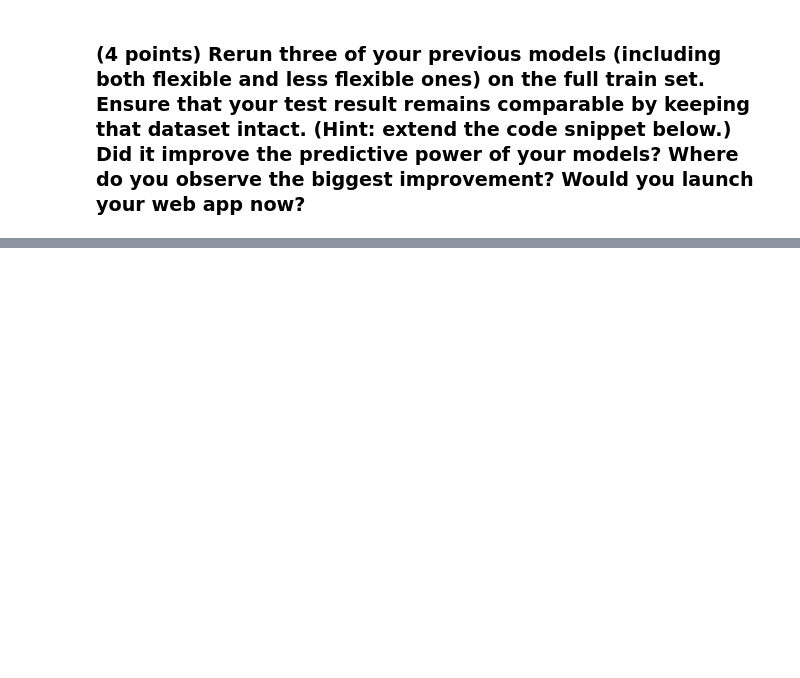
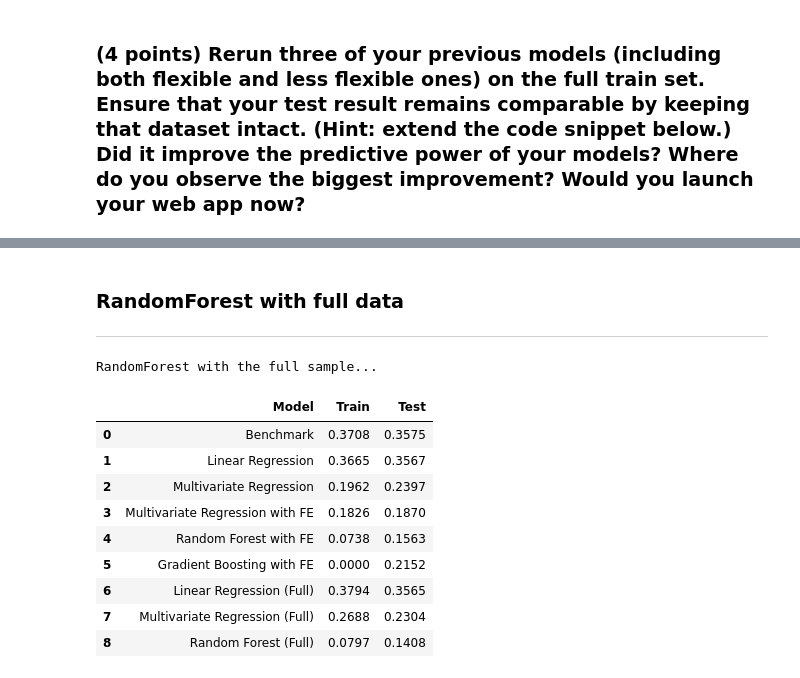
Before and after one commit to zsofiarebeka/ceu-ml1-ml2, a Jupyter notebook: Assignment 1/DS2_Assignment1_KATONA.ipynb, the cells around one changed output, grey strips where cells are left out. Cells and saved outputs as stored; diff of their text form; code cells hidden in the pictures; blank space fills up the shorter version.

```diff
--- a/Assignment 1/DS2_Assignment1_KATONA.ipynb
+++ b/Assignment 1/DS2_Assignment1_KATONA.ipynb
@@ -389,0 +408,23 @@ I could introduce
+# %%
+# Initialize the linear regression model
+lin_reg = LinearRegression().fit(X_train_full[["house_age"]], y_train_full)
+
+# Predictions on training and testing sets
+train_predictions_full = lin_reg.predict(X_train_full[["house_age"]])
+test_predictions_full = lin_reg.predict(X_test[["house_age"]])
+
+# Calculating RMSLE for the training and testing sets
+model_train_rmsle_full = calculateRMSLE(train_predictions_full, y_train_full)
+model_test_rmsle_full = calculateRMSLE(test_predictions_full, y_test)
+
+# Preparing the model's results
+model_result_full = pd.DataFrame([["Linear Regression (Full)", model_train_rmsle_full, model_test_rmsle_full]],
+                            columns=["Model", "Train", "Test"])
+
+# Appending model_result to the existing results_df DataFrame
+results_df = pd.concat([results_df, model_result_full], ignore_index=True)
+
+# Displaying the updated results
+print(f"The linear regression with the full data displays similar results to the original linear model taking all of the previous models into consideration. The training set RMSLE ({model_train_rmsle_full}) is slightly higher, and the test RMSLE ({model_test_rmsle_full}) is lower compared to the original linear regression. This means that the full data model might not fit the training data as well as the original model. The scores suggest that the model performs similarly on the training set and on the test set, meaning that it can make accurate predictions on new data.")
+print(" "*10)
+results_df
@@ -389,0 +530,37 @@ I could introduce
+# %% [markdown]
+### RandomForest with full data
+---
+# %%
+# Setting the steps for RandomForest
+steps = [
+    ("random_forest", RandomForestRegressor())
+]
+pipe_rf = Pipeline(steps)
+
+pipe_rf.fit(X_train_full, y_train_full)
+
+train_error_rf_full = calculateRMSLE(pipe_rf.predict(X_train_full), y_train_full)
+test_error_rf_full = calculateRMSLE(pipe_rf.predict(X_test), y_test)
+
+# Preparing the model's results
+result_rf_full = pd.DataFrame([["Random Forest (Full)", train_error_rf_full, test_error_rf_full]],
+                            columns=["Model", "Train", "Test"])
+
+# Appending model_result to the existing results_df DataFrame
+results_df = pd.concat([results_df, result_rf_full], ignore_index=True)
+
+print(f"RandomForest with the full sample...")
+print(" "*10)
+results_df
+# %% [output]
+RandomForest with the full sample...
+|  | Model | Train | Test |
+| 0 | Benchmark | 0.3708 | 0.3575 |
+| 1 | Linear Regression | 0.3665 | 0.3567 |
+| 2 | Multivariate Regression | 0.1962 | 0.2397 |
+| 3 | Multivariate Regression with FE | 0.1826 | 0.1870 |
+| 4 | Random Forest with FE | 0.0738 | 0.1563 |
+| 5 | Gradient Boosting with FE | 0.0000 | 0.2152 |
+| 6 | Linear Regression (Full) | 0.3794 | 0.3565 |
+| 7 | Multivariate Regression (Full) | 0.2688 | 0.2304 |
+| 8 | Random Forest (Full) | 0.0797 | 0.1408 |
```
Also changed, not shown: parts of 18 cells of this notebook.
